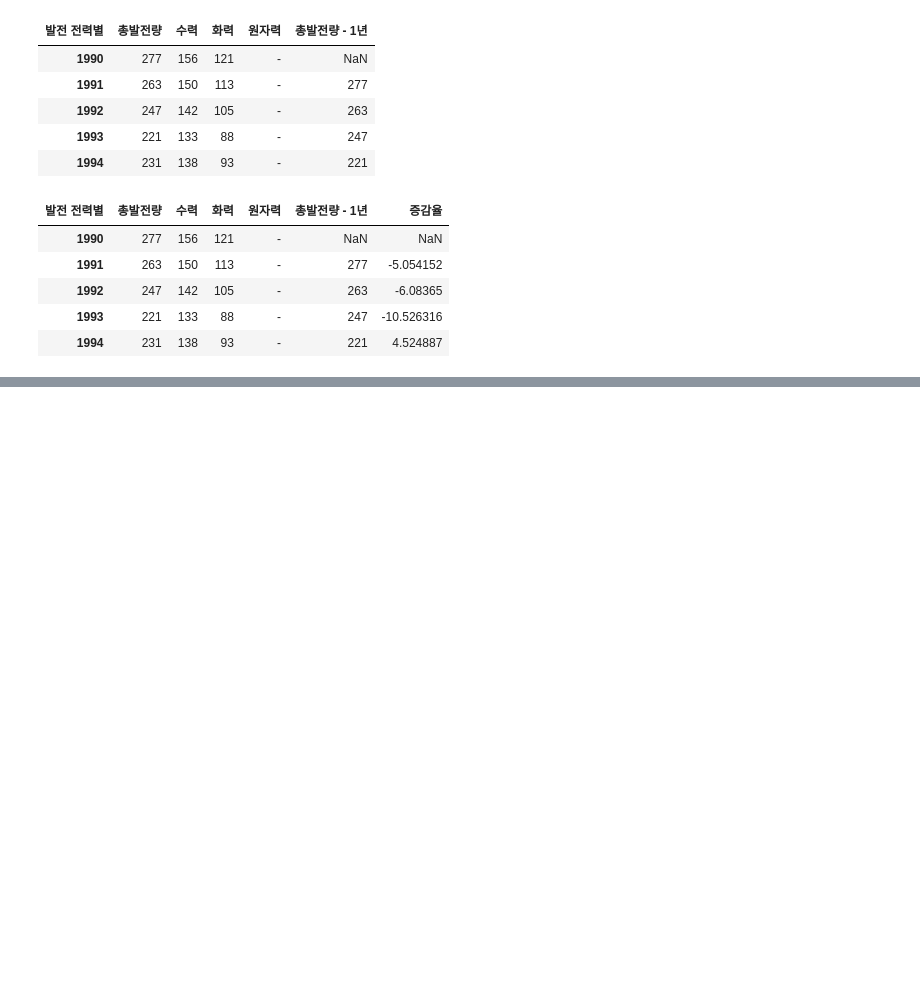
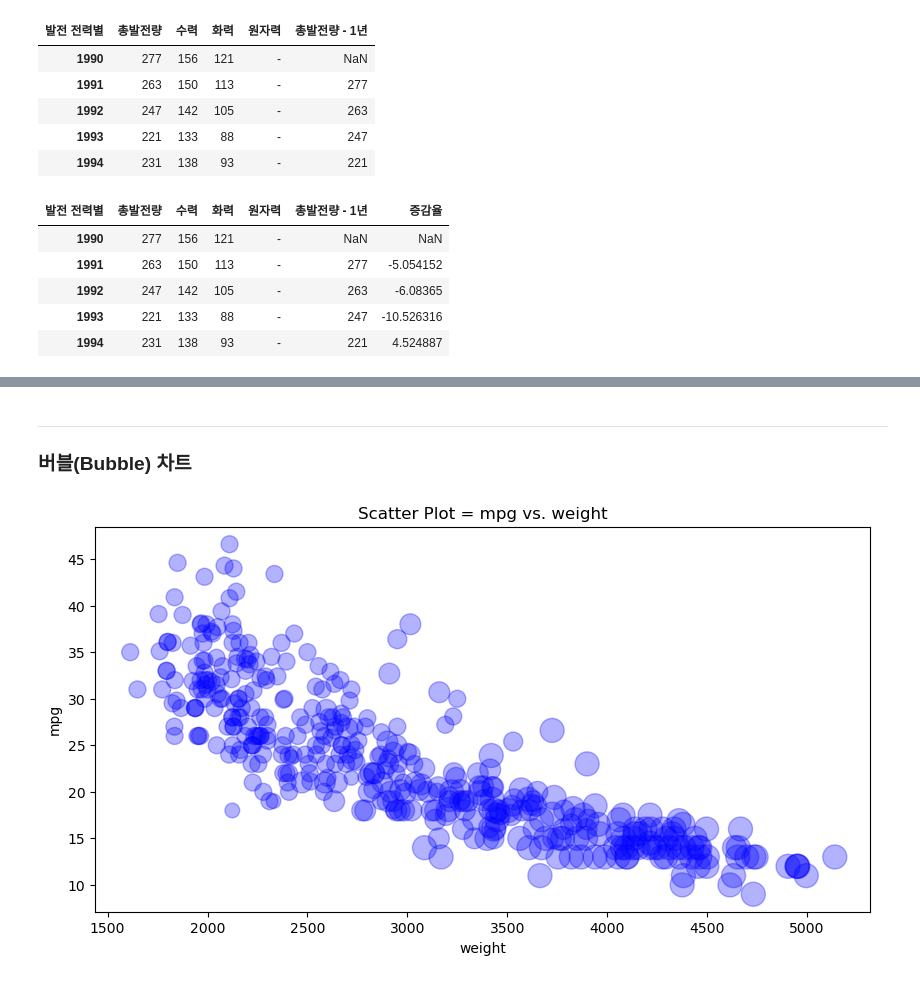
Before and after one commit to HyeogDo/python_study, a Jupyter notebook: Python/3. DataAnalysis/Note/09.시각화도구.ipynb, the cells around one changed output, grey strips where cells are left out. Saved outputs shown, nothing was run; the diff lists cells and outputs as text; code cells hidden in the pictures; blank space fills up the shorter version.

```diff
--- a/Python/3. DataAnalysis/Note/09.시각화도구.ipynb
+++ b/Python/3. DataAnalysis/Note/09.시각화도구.ipynb
@@ -149,0 +249,18 @@ plt.show()
+# %% [markdown]
+---
+### 버블(Bubble) 차트
+# %%
+# 연비(mpg)와 차중(weight) 열에 대한 산점도 그리기
+df.plot(
+  kind = "scatter",
+  x = "weight",
+  y = "mpg",
+  c = "blue", # color로 바꿔도 됨
+  s = cylinder_size, # 점 크기
+  alpha = 0.3, # 투명도
+  figsize = (10, 5)
+)
+plt.title("Scatter Plot = mpg vs. weight")
+plt.show()
+# %% [output]
+[figure, added]
```
Also changed, not shown: parts of 29 cells of this notebook.
